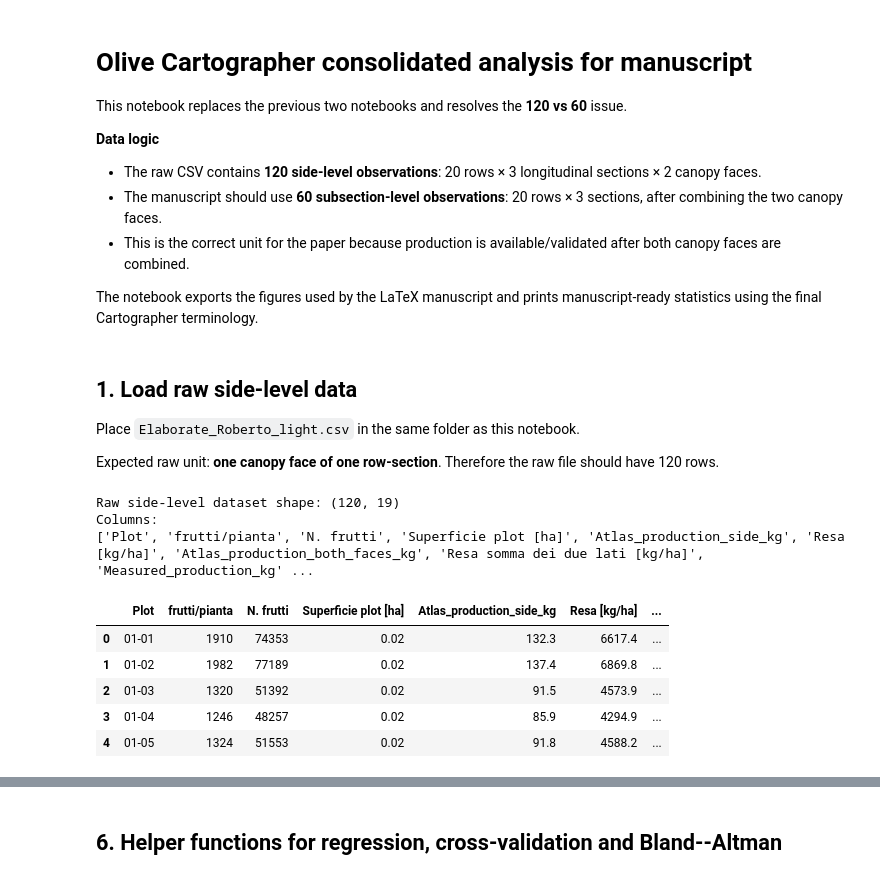
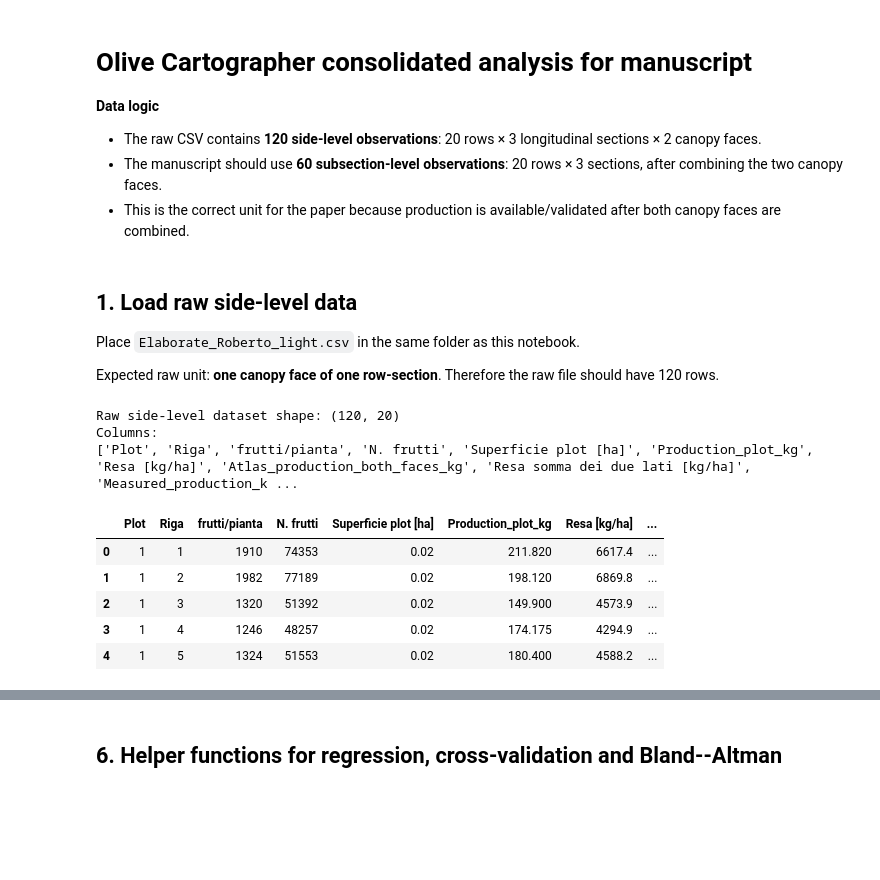
Before and after one commit to nicoladilillo/ATLAS_Maturity_Index_Olive, a Jupyter notebook: olive_atlas_analysis.ipynb, the cells around one changed output, grey strips where cells are left out. Saved outputs shown, nothing was run; the diff lists cells and outputs as text; code cells hidden in the pictures; blank space fills up the shorter version.

```diff
--- a/olive_atlas_analysis.ipynb
+++ b/olive_atlas_analysis.ipynb
@@ -1,15 +1,11 @@
 # %% [markdown]
 # Olive Cartographer consolidated analysis for manuscript
-
-This notebook replaces the previous two notebooks and resolves the **120 vs 60** issue.
 
 **Data logic**
 
 - The raw CSV contains **120 side-level observations**: 20 rows × 3 longitudinal sections × 2 canopy faces.
 - The manuscript should use **60 subsection-level observations**: 20 rows × 3 sections, after combining the two canopy faces.
 - This is the correct unit for the paper because production is available/validated after both canopy faces are combined.
-
-The notebook exports the figures used by the LaTeX manuscript and prints manuscript-ready statistics using the final Cartographer terminology.
 # %%
 # Core packages
 from pathlib import Path
@@ -22,13 +18,12 @@ import matplotlib.pyplot as plt
 import seaborn as sns
 from scipy import stats
 from sklearn.linear_model import LinearRegression
-from sklearn.model_selection import KFold, cross_val_score
 from sklearn.metrics import r2_score, mean_squared_error
 from sklearn.preprocessing import StandardScaler
 from sklearn.decomposition import PCA
 
 BASE_DIR = Path.cwd()
-DATA_FILE = BASE_DIR / 'Atlas_data.csv'
+DATA_FILE = BASE_DIR / 'Atlas_data_new.csv'
 FIG_DIR = BASE_DIR / 'figures'
 TAB_DIR = BASE_DIR / 'tables'
 FIG_DIR.mkdir(exist_ok=True)
@@ -43,7 +38,7 @@ PALETTE = sns.color_palette('deep')
 DISPLAY_LABELS = {
     'MI_Garcia': 'Cartographer MI',
     'MI_Visual': 'Manual MI',
-    'Color_Index': 'Cartographer CI',
+    'Color Index': 'Cartographer CI',
     'Atlas_estimated_production_kg': 'Cartographer production measure',
     'Measured_production_kg': 'Field-measured production',
 }
@@ -59,32 +54,33 @@ Expected raw unit: **one canopy face of one row-section**. Therefore the raw fil
 # %%
 if not DATA_FILE.exists():
     raise FileNotFoundError(f'Missing {DATA_FILE.name}. Put it in the same folder as this notebook.')
 
-raw = pd.read_csv(DATA_FILE, sep=';', decimal=',', header=0)
+# Read the raw data from the Excel file.
+raw = pd.read_excel(DATA_FILE.with_suffix('.xlsx'), sheet_name='Atlas_data', header=0)
 raw.columns = [c.strip() for c in raw.columns]
 
 # Standardise maturity-index column names from the existing files.
 rename_map = {
     'M.I. NORM': 'MI_Garcia',
-    'M.I. Garcia': 'MI_Garcia',
+    # 'M.I. Garcia': 'MI_Garcia',
     'M.I. visivo': 'MI_Visual',
-    'Produzione plot [kg]': 'Atlas_production_side_kg',
+    'Produzione plot [kg]': 'Production_plot_kg',
     'Produzione plot somma dei due lati [kg]': 'Atlas_production_both_faces_kg',
     'Produzione plot MISURATA': 'Measured_production_kg',
 }
 raw = raw.rename(columns={k:v for k,v in rename_map.items() if k in raw.columns})
 
 print('Raw side-level dataset shape:', raw.shape)
 print('Columns:')
 print(list(raw.columns))
 raw.head()
 # %% [output]
-Raw side-level dataset shape: (120, 19)
+Raw side-level dataset shape: (120, 20)
 Columns:
-['Plot', 'frutti/pianta', 'N. frutti', 'Superficie plot [ha]', 'Atlas_production_side_kg', 'Resa [kg/ha]', 'Atlas_production_both_faces_kg', 'Resa somma dei due lati [kg/ha]', 'Measured_production_kg' ...
+['Plot', 'Riga', 'frutti/pianta', 'N. frutti', 'Superficie plot [ha]', 'Production_plot_kg', 'Resa [kg/ha]', 'Atlas_production_both_faces_kg', 'Resa somma dei due lati [kg/ha]', 'Measured_production_k ...
-|  | Plot | frutti/pianta | N. frutti | Superficie plot [ha] | Atlas_production_side_kg | Resa [kg/ha] | ... |
-| 0 | 01-01 | 1910 | 74353 | 0.02 | 132.3 | 6617.4 | ... |
-| 1 | 01-02 | 1982 | 77189 | 0.02 | 137.4 | 6869.8 | ... |
-| 2 | 01-03 | 1320 | 51392 | 0.02 | 91.5 | 4573.9 | ... |
-| 3 | 01-04 | 1246 | 48257 | 0.02 | 85.9 | 4294.9 | ... |
-| 4 | 01-05 | 1324 | 51553 | 0.02 | 91.8 | 4588.2 | ... |
+|  | Plot | Riga | frutti/pianta | N. frutti | Superficie plot [ha] | Production_plot_kg | Resa [kg/ha] | ... |
+| 0 | 1 | 1 | 1910 | 74353 | 0.02 | 211.820 | 6617.4 | ... |
+| 1 | 1 | 2 | 1982 | 77189 | 0.02 | 198.120 | 6869.8 | ... |
+| 2 | 1 | 3 | 1320 | 51392 | 0.02 | 149.900 | 4573.9 | ... |
+| 3 | 1 | 4 | 1246 | 48257 | 0.02 | 174.175 | 4294.9 | ... |
+| 4 | 1 | 5 | 1324 | 51553 | 0.02 | 180.400 | 4588.2 | ... |
```
Also changed, not shown: parts of 17 cells of this notebook, 3 other files.
